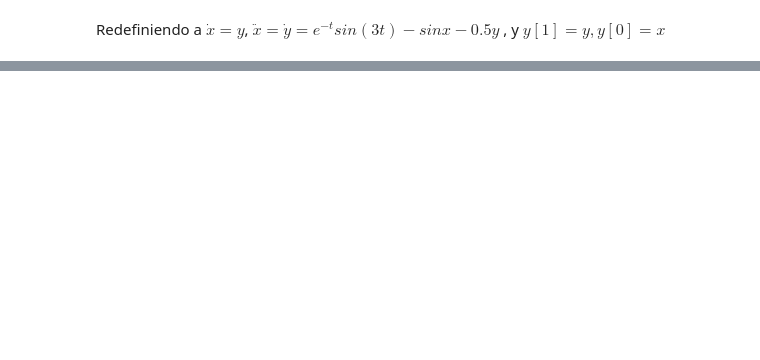
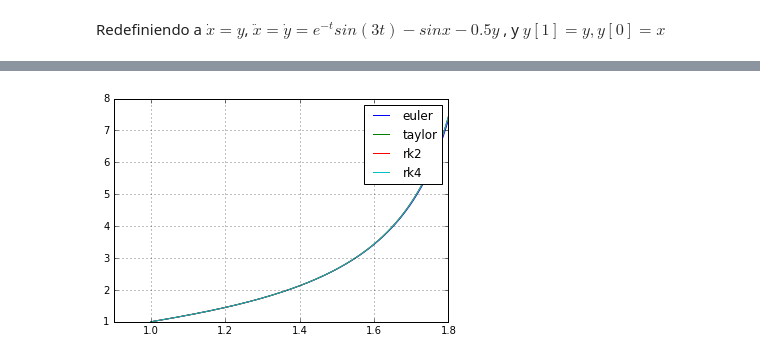
Before and after one commit to adriross/Tareas, a Jupyter notebook: tarea1.ipynb, the cells around one changed output, grey strips where cells are left out. Saved outputs shown, nothing was run; the diff lists cells and outputs as text; code cells hidden in the pictures; blank space fills up the shorter version.

```diff
--- a/tarea1.ipynb
+++ b/tarea1.ipynb
@@ -78,0 +111,19 @@ show()
+# %%
+def f(y,t):
+    return array([y[1],y[2],exp(-t)*sin(3*t)-y[2]**2+3*y[1]**3-cos(y[0])**2])
+def df(y, t):
+    return array([0,0,(3*cos(3*t)-sin(3*t))*exp(-t)]), array([[0,1,0], [0,0,1], [sin(2*y[0]),9*y[1]*y[1],-2*y[2]]])
+# %%
+t,y=euler(f,[1.,2.,1.],[1.,1.8],1e-3)
+plot(t,y[:,0],label='euler')
+t,y1=segundo_orden(f,df,[1.,2.,1.],[1.,1.8],1e-3)
+plot(t,y1[:,0],label='taylor')
+t,y2=rk2(f,[1.,2.,1.],[1.,1.8],1e-3)
+plot(t,y2[:,0],label='rk2')
+t,y4=rk4(f,[1.,2.,1.],[1.,1.8],1e-3)
+plot(t,y4[:,0],label='rk4')
+grid(True)
+legend()
+show()
+# %% [output]
+[figure, added]
```
Also changed, not shown: parts of 45 cells of this notebook.
